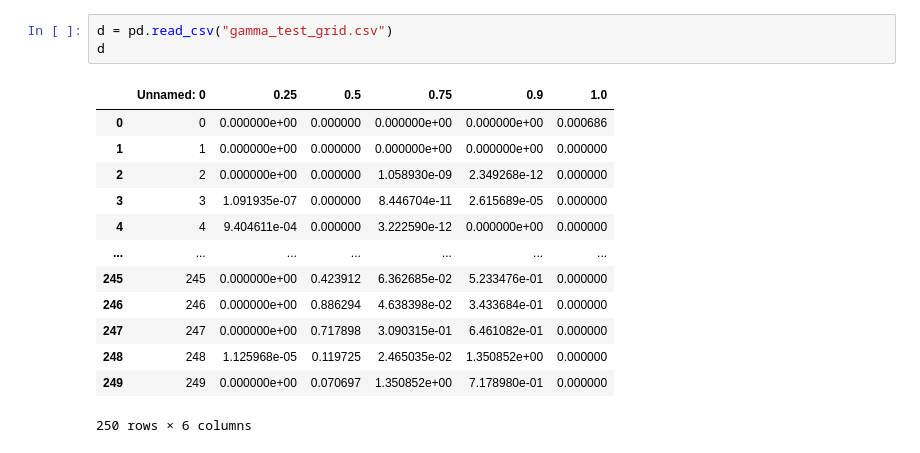
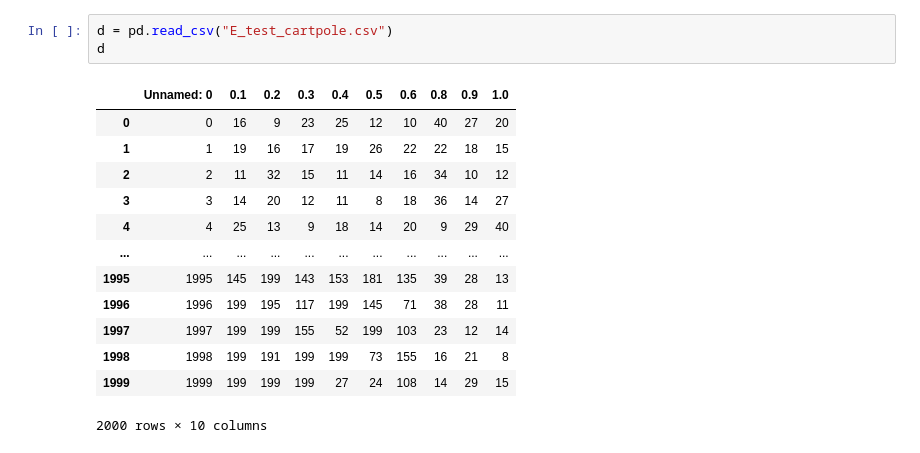
Before and after one commit to bhargavCSSE/Spiking-Neural-Network, a Jupyter notebook: REINFORCE/plotter.ipynb, the cells around one changed output. Saved outputs shown, nothing was run; the diff lists cells and outputs as text.

```diff
--- a/REINFORCE/plotter.ipynb
+++ b/REINFORCE/plotter.ipynb
@@ -9,20 +9,20 @@ output_notebook()
 Loading BokehJS ...
 [interactive output not drawn]
 # %%
-d = pd.read_csv("gamma_test_grid.csv")
+d = pd.read_csv("E_test_cartpole.csv")
 d
 # %% [output]
-|  | Unnamed: 0 | 0.25 | 0.5 | 0.75 | 0.9 | 1.0 |
-| 0 | 0 | 0.000000e+00 | 0.000000 | 0.000000e+00 | 0.000000e+00 | 0.000686 |
-| 1 | 1 | 0.000000e+00 | 0.000000 | 0.000000e+00 | 0.000000e+00 | 0.000000 |
-| 2 | 2 | 0.000000e+00 | 0.000000 | 1.058930e-09 | 2.349268e-12 | 0.000000 |
-| 3 | 3 | 1.091935e-07 | 0.000000 | 8.446704e-11 | 2.615689e-05 | 0.000000 |
-| 4 | 4 | 9.404611e-04 | 0.000000 | 3.222590e-12 | 0.000000e+00 | 0.000000 |
-| ... | ... | ... | ... | ... | ... | ... |
-| 245 | 245 | 0.000000e+00 | 0.423912 | 6.362685e-02 | 5.233476e-01 | 0.000000 |
-| 246 | 246 | 0.000000e+00 | 0.886294 | 4.638398e-02 | 3.433684e-01 | 0.000000 |
-| 247 | 247 | 0.000000e+00 | 0.717898 | 3.090315e-01 | 6.461082e-01 | 0.000000 |
-| 248 | 248 | 1.125968e-05 | 0.119725 | 2.465035e-02 | 1.350852e+00 | 0.000000 |
-| 249 | 249 | 0.000000e+00 | 0.070697 | 1.350852e+00 | 7.178980e-01 | 0.000000 |
+|  | Unnamed: 0 | 0.1 | 0.2 | 0.3 | 0.4 | 0.5 | 0.6 | 0.8 | 0.9 | 1.0 |
+| 0 | 0 | 16 | 9 | 23 | 25 | 12 | 10 | 40 | 27 | 20 |
+| 1 | 1 | 19 | 16 | 17 | 19 | 26 | 22 | 22 | 18 | 15 |
+| 2 | 2 | 11 | 32 | 15 | 11 | 14 | 16 | 34 | 10 | 12 |
+| 3 | 3 | 14 | 20 | 12 | 11 | 8 | 18 | 36 | 14 | 27 |
+| 4 | 4 | 25 | 13 | 9 | 18 | 14 | 20 | 9 | 29 | 40 |
+| ... | ... | ... | ... | ... | ... | ... | ... | ... | ... | ... |
+| 1995 | 1995 | 145 | 199 | 143 | 153 | 181 | 135 | 39 | 28 | 13 |
+| 1996 | 1996 | 199 | 195 | 117 | 199 | 145 | 71 | 38 | 28 | 11 |
+| 1997 | 1997 | 199 | 199 | 155 | 52 | 199 | 103 | 23 | 12 | 14 |
+| 1998 | 1998 | 199 | 191 | 199 | 199 | 73 | 155 | 16 | 21 | 8 |
+| 1999 | 1999 | 199 | 199 | 199 | 27 | 24 | 108 | 14 | 29 | 15 |
-250 rows × 6 columns
+2000 rows × 10 columns
 # %%
```
Also changed, not shown: parts of 2 cells of this notebook, 2 other files.
